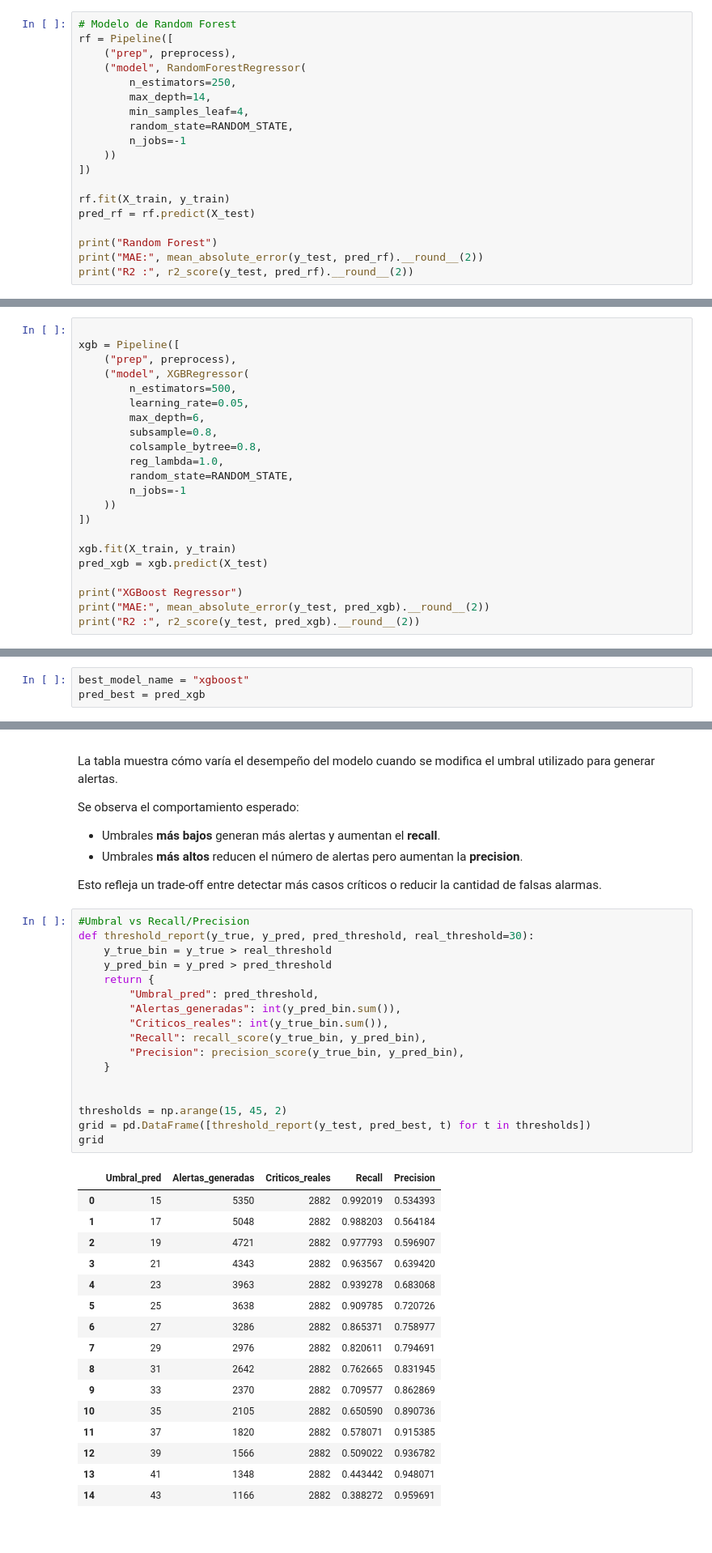
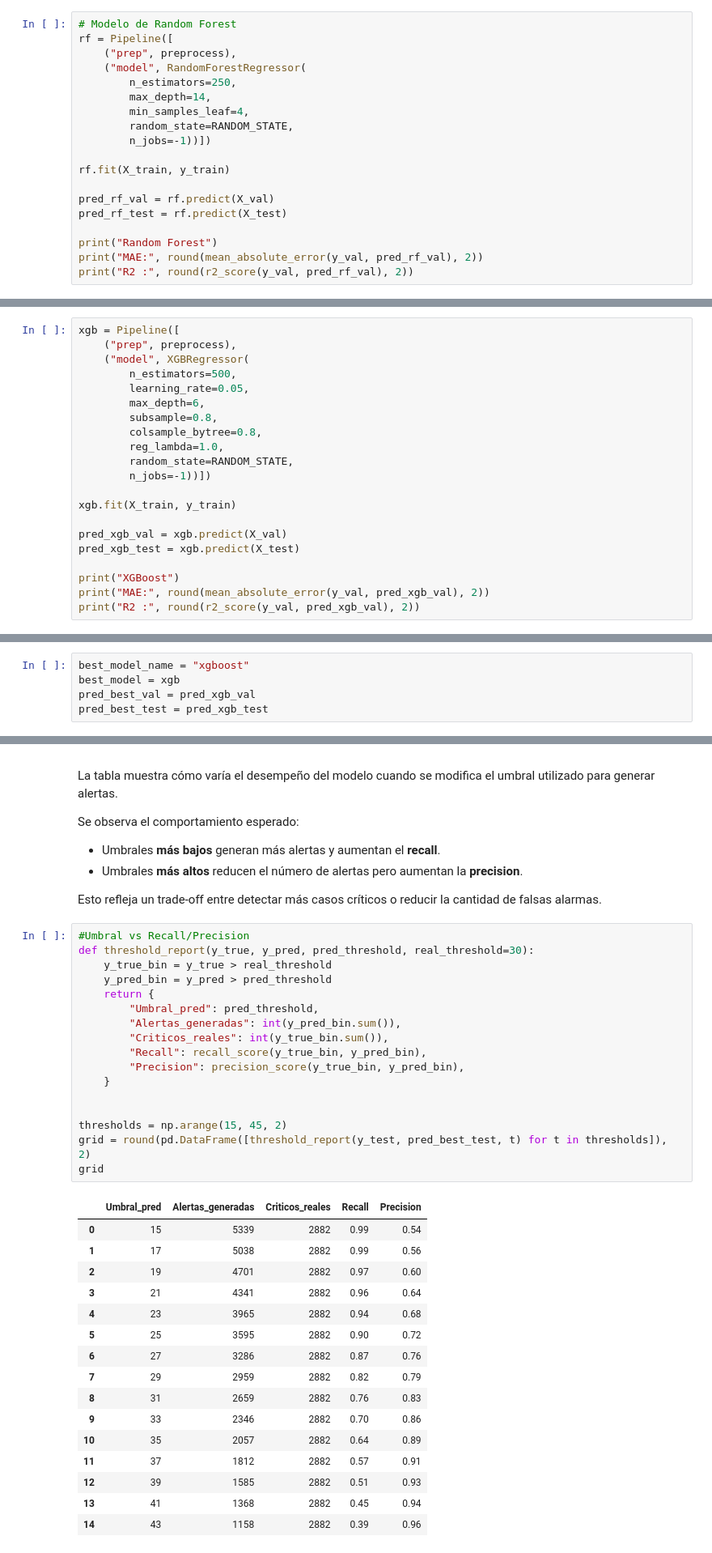
Before and after one commit to PauloBaeza/Logistics-delay-prediction, a Jupyter notebook: Notebook/logistics-ml.ipynb, the cells around one changed output, grey strips where cells are left out. Shown at 81% size. Drawn from its saved outputs; the diff is of its cells as text.

```diff
--- a/Notebook/logistics-ml.ipynb
+++ b/Notebook/logistics-ml.ipynb
@@ -684,15 +643,15 @@ rf = Pipeline([
         max_depth=14,
         min_samples_leaf=4,
         random_state=RANDOM_STATE,
-        n_jobs=-1
-    ))
-])
+        n_jobs=-1))])
 
 rf.fit(X_train, y_train)
-pred_rf = rf.predict(X_test)
+
+pred_rf_val = rf.predict(X_val)
+pred_rf_test = rf.predict(X_test)
 
 print("Random Forest")
-print("MAE:", mean_absolute_error(y_test, pred_rf).__round__(2))
-print("R2 :", r2_score(y_test, pred_rf).__round__(2))
+print("MAE:", round(mean_absolute_error(y_val, pred_rf_val), 2))
+print("R2 :", round(r2_score(y_val, pred_rf_val), 2))
 # %% [output]
 Random Forest
@@ -700,6 +659,5 @@ MAE: 9.31
 R2 : 0.65
 # %%
-
 xgb = Pipeline([
     ("prep", preprocess),
     ("model", XGBRegressor(
@@ -710,14 +668,14 @@ xgb = Pipeline([
         colsample_bytree=0.8,
         reg_lambda=1.0,
         random_state=RANDOM_STATE,
-        n_jobs=-1
-    ))
-])
+        n_jobs=-1))])
 
 xgb.fit(X_train, y_train)
-pred_xgb = xgb.predict(X_test)
 
-print("XGBoost Regressor")
-print("MAE:", mean_absolute_error(y_test, pred_xgb).__round__(2))
-print("R2 :", r2_score(y_test, pred_xgb).__round__(2))
+pred_xgb_val = xgb.predict(X_val)
+pred_xgb_test = xgb.predict(X_test)
+
+print("XGBoost")
+print("MAE:", round(mean_absolute_error(y_val, pred_xgb_val), 2))
+print("R2 :", round(r2_score(y_val, pred_xgb_val), 2))
 # %% [output]
@@ -846,4 +795,6 @@ def ensure_dir(path: str):
     os.makedirs(path, exist_ok=True)
 # %%
 best_model_name = "xgboost"
-pred_best = pred_xgb
+best_model = xgb
+pred_best_val = pred_xgb_val
+pred_best_test = pred_xgb_test
@@ -1008,37 +971,37 @@ Esto refleja un trade-off entre detectar más casos críticos o reducir la canti
 # %%
 #Umbral vs Recall/Precision
 def threshold_report(y_true, y_pred, pred_threshold, real_threshold=30):
     y_true_bin = y_true > real_threshold
     y_pred_bin = y_pred > pred_threshold
     return {
         "Umbral_pred": pred_threshold,
         "Alertas_generadas": int(y_pred_bin.sum()),
         "Criticos_reales": int(y_true_bin.sum()),
         "Recall": recall_score(y_true_bin, y_pred_bin),
         "Precision": precision_score(y_true_bin, y_pred_bin),
     }
 
 
 thresholds = np.arange(15, 45, 2)
-grid = pd.DataFrame([threshold_report(y_test, pred_best, t) for t in thresholds])
+grid = round(pd.DataFrame([threshold_report(y_test, pred_best_test, t) for t in thresholds]), 2)
 grid
 # %% [output]
 |  | Umbral_pred | Alertas_generadas | Criticos_reales | Recall | Precision |
-| 0 | 15 | 5350 | 2882 | 0.992019 | 0.534393 |
-| 1 | 17 | 5048 | 2882 | 0.988203 | 0.564184 |
-| 2 | 19 | 4721 | 2882 | 0.977793 | 0.596907 |
-| 3 | 21 | 4343 | 2882 | 0.963567 | 0.639420 |
-| 4 | 23 | 3963 | 2882 | 0.939278 | 0.683068 |
-| 5 | 25 | 3638 | 2882 | 0.909785 | 0.720726 |
-| 6 | 27 | 3286 | 2882 | 0.865371 | 0.758977 |
-| 7 | 29 | 2976 | 2882 | 0.820611 | 0.794691 |
-| 8 | 31 | 2642 | 2882 | 0.762665 | 0.831945 |
-| 9 | 33 | 2370 | 2882 | 0.709577 | 0.862869 |
-| 10 | 35 | 2105 | 2882 | 0.650590 | 0.890736 |
-| 11 | 37 | 1820 | 2882 | 0.578071 | 0.915385 |
-| 12 | 39 | 1566 | 2882 | 0.509022 | 0.936782 |
-| 13 | 41 | 1348 | 2882 | 0.443442 | 0.948071 |
-| 14 | 43 | 1166 | 2882 | 0.388272 | 0.959691 |
+| 0 | 15 | 5339 | 2882 | 0.99 | 0.54 |
+| 1 | 17 | 5038 | 2882 | 0.99 | 0.56 |
+| 2 | 19 | 4701 | 2882 | 0.97 | 0.60 |
+| 3 | 21 | 4341 | 2882 | 0.96 | 0.64 |
+| 4 | 23 | 3965 | 2882 | 0.94 | 0.68 |
+| 5 | 25 | 3595 | 2882 | 0.90 | 0.72 |
+| 6 | 27 | 3286 | 2882 | 0.87 | 0.76 |
+| 7 | 29 | 2959 | 2882 | 0.82 | 0.79 |
+| 8 | 31 | 2659 | 2882 | 0.76 | 0.83 |
+| 9 | 33 | 2346 | 2882 | 0.70 | 0.86 |
+| 10 | 35 | 2057 | 2882 | 0.64 | 0.89 |
+| 11 | 37 | 1812 | 2882 | 0.57 | 0.91 |
+| 12 | 39 | 1585 | 2882 | 0.51 | 0.93 |
+| 13 | 41 | 1368 | 2882 | 0.45 | 0.94 |
+| 14 | 43 | 1158 | 2882 | 0.39 | 0.96 |
 # %% [markdown]
 ## Selección del umbral óptimo
 
```
Also changed, not shown: parts of 22 cells of this notebook.
